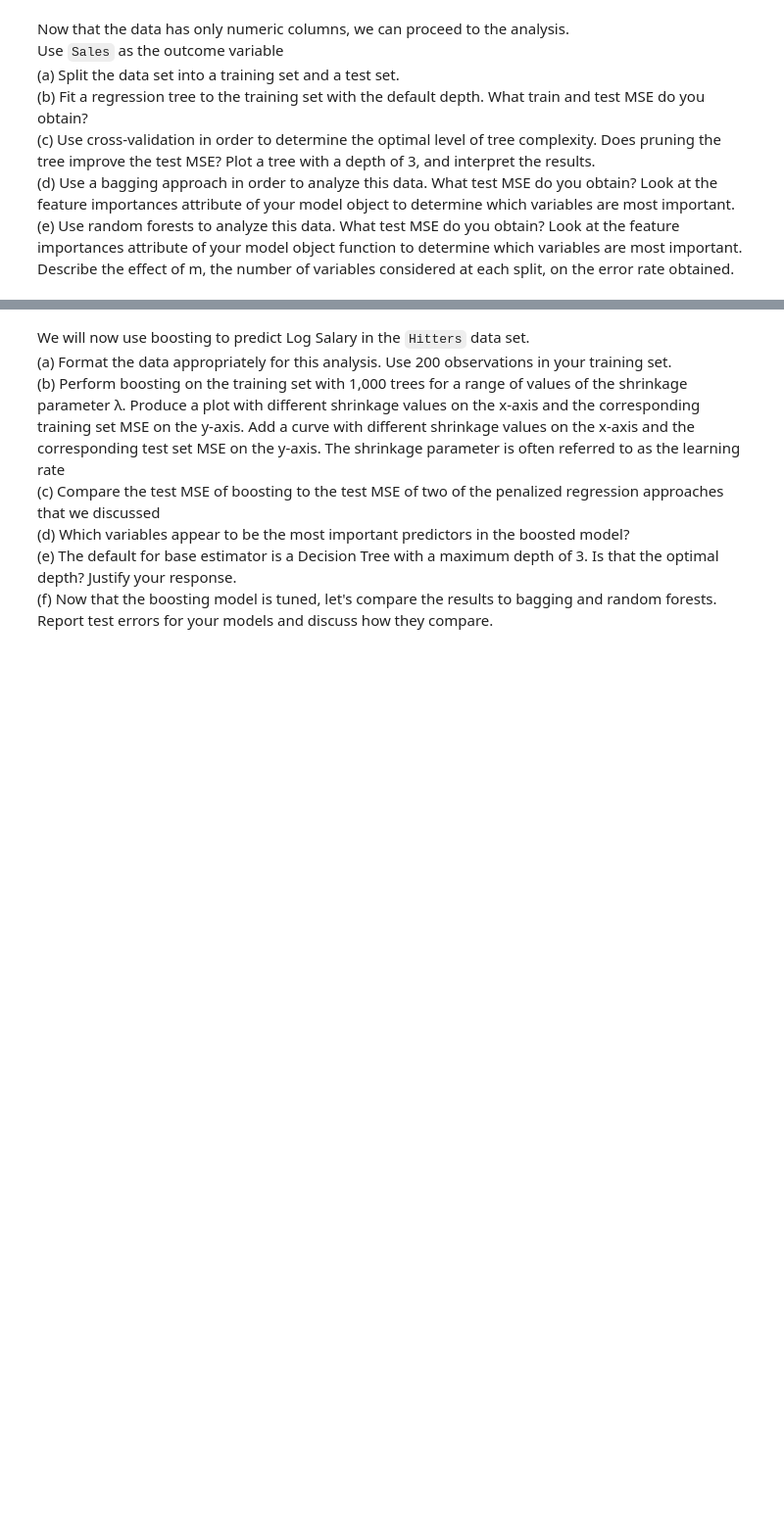
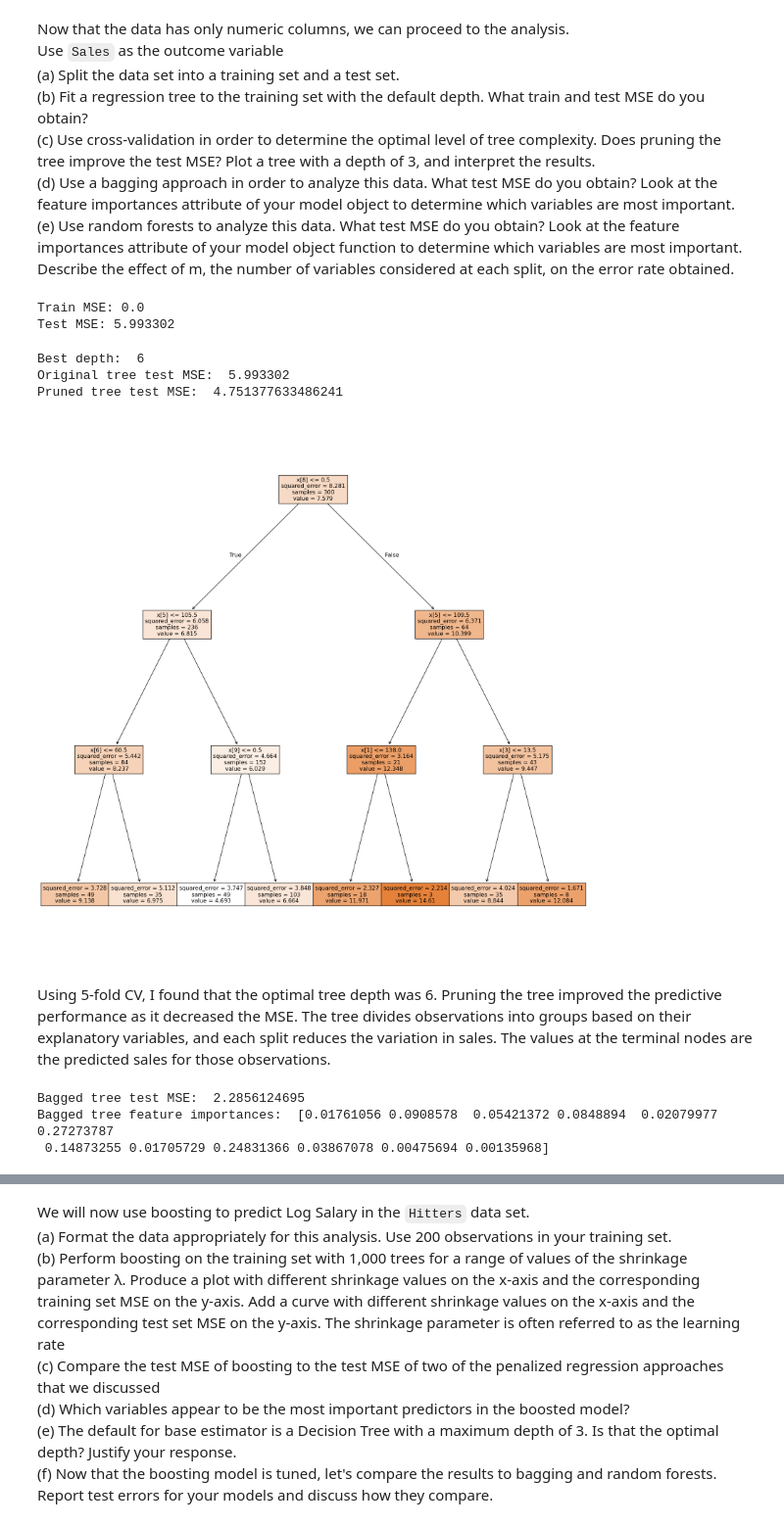
Before and after one commit to byuruth/Econ484, a Jupyter notebook: pset5coding_ruthwright.ipynb, the cells around one changed output, grey strips where cells are left out. Shown at 98% size. Drawn from its saved outputs; the diff is of its cells as text; code cells hidden in the pictures; blank space fills up the shorter version.

```diff
--- a/pset5coding_ruthwright.ipynb
+++ b/pset5coding_ruthwright.ipynb
@@ -170,3 +170,7 @@ ElasticNet: Train MSE = 0.5087, Test MSE = 0.5101
 OLS does best on the training data and the test data. This model is also the best for effective causal inference if the identification assumptuions hold and the coefficients are the most interpretable.
 # %% [markdown]
 For the next problem we will be using the `Carseats` data set that is available on learningsuite. Load the data and convert the text variables into dummies so that we can use them in the data. Pandas has a function called `get_dummies` that you might want to use.
+# %%
+carseats = pd.read_csv("Carseats.csv")
+carseats = pd.get_dummies(carseats, drop_first=True)
+carseats.head()
@@ -178,3 +189,43 @@ Use `Sales` as the outcome variable
 (c) Use cross-validation in order to determine the optimal level of tree complexity. Does pruning the tree improve the test MSE? Plot a tree with a depth of 3, and interpret the results.
 (d) Use a bagging approach in order to analyze this data. What test MSE do you obtain? Look at the feature importances attribute of your model object to determine which variables are most important.
 (e) Use random forests to analyze this data. What test MSE do you obtain? Look at the feature importances attribute of your model object function to determine which variables are most important. Describe the effect of m, the number of variables considered at each split, on the error rate obtained.
+# %%
+X_train, X_test, y_train, y_test = train_test_split(carseats.drop('Sales', axis=1), carseats['Sales'])
+# %%
+from sklearn.tree import DecisionTreeRegressor
+tree = DecisionTreeRegressor().fit(X_train, y_train)
+print("Train MSE:", mean_squared_error(y_train, tree.predict(X_train)))
+print("Test MSE:", mean_squared_error(y_test, tree.predict(X_test)))
+# %% [output]
+Train MSE: 0.0
+Test MSE: 5.993302
+# %%
+tree_cv = GridSearchCV(DecisionTreeRegressor(), {'max_depth': range(1,10)}, cv=5).fit(X_train, y_train)
+print("Best depth: ",tree_cv.best_estimator_.get_params()['max_depth'])
+
+pruned_tree = DecisionTreeRegressor(max_depth=tree_cv.best_estimator_.get_params()['max_depth']).fit(X_train, y_train)
+print("Original tree test MSE: ", mean_squared_error(y_test, tree.predict(X_test)))
+print("Pruned tree test MSE: ", mean_squared_error(y_test, pruned_tree.predict(X_test)))
+
+from sklearn.tree import plot_tree
+import matplotlib.pyplot as plt
+tree3 = DecisionTreeRegressor(max_depth=3).fit(X_train, y_train)
+plt.figure(figsize=(20,20))
+plot_tree(tree3, filled=True)
+plt.show()
+# %% [output]
+Best depth:  6
+Original tree test MSE:  5.993302
+Pruned tree test MSE:  4.751377633486241
+[figure, added]
+# %% [markdown]
+Using 5-fold CV, I found that the optimal tree depth was 6. Pruning the tree improved the predictive performance as it decreased the MSE. The tree divides observations into groups based on their explanatory variables, and each split reduces the variation in sales. The values at the terminal nodes are the predicted sales for those observations.
+# %%
+from sklearn.ensemble import BaggingRegressor
+bagged_tree = BaggingRegressor(DecisionTreeRegressor(), n_estimators=100).fit(X_train, y_train)
+print("Bagged tree test MSE: ", mean_squared_error(y_test, bagged_tree.predict(X_test)))
+print("Bagged tree feature importances: ", bagged_tree.estimators_[0].feature_importances_)
+# %% [output]
+Bagged tree test MSE:  2.2856124695
+Bagged tree feature importances:  [0.01761056 0.0908578  0.05421372 0.0848894  0.02079977 0.27273787
+ 0.14873255 0.01705729 0.24831366 0.03867078 0.00475694 0.00135968]
```
Also changed, not shown: parts of 24 cells of this notebook.
